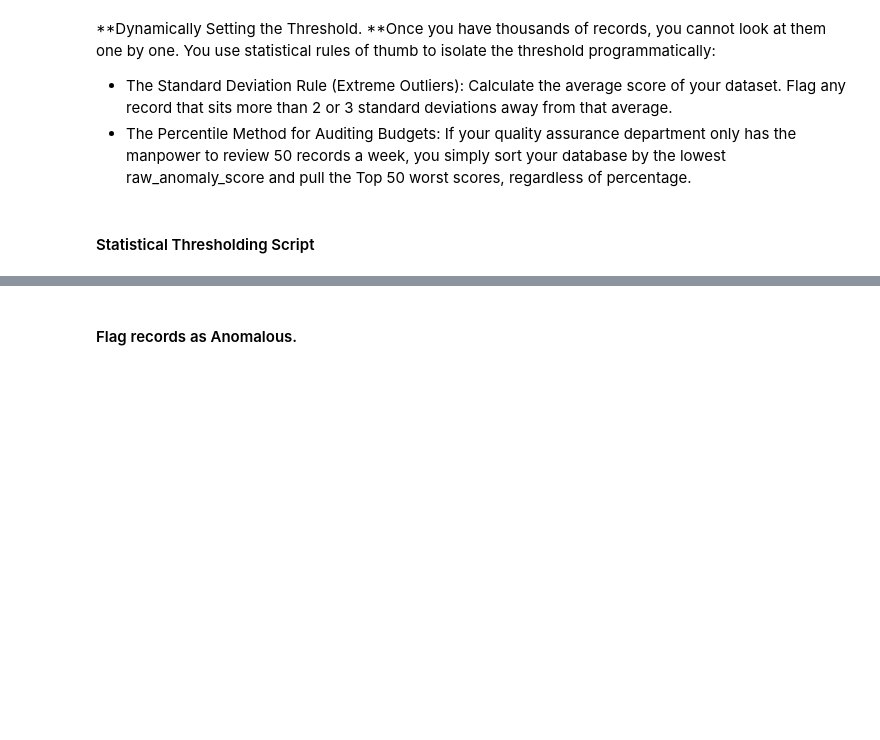
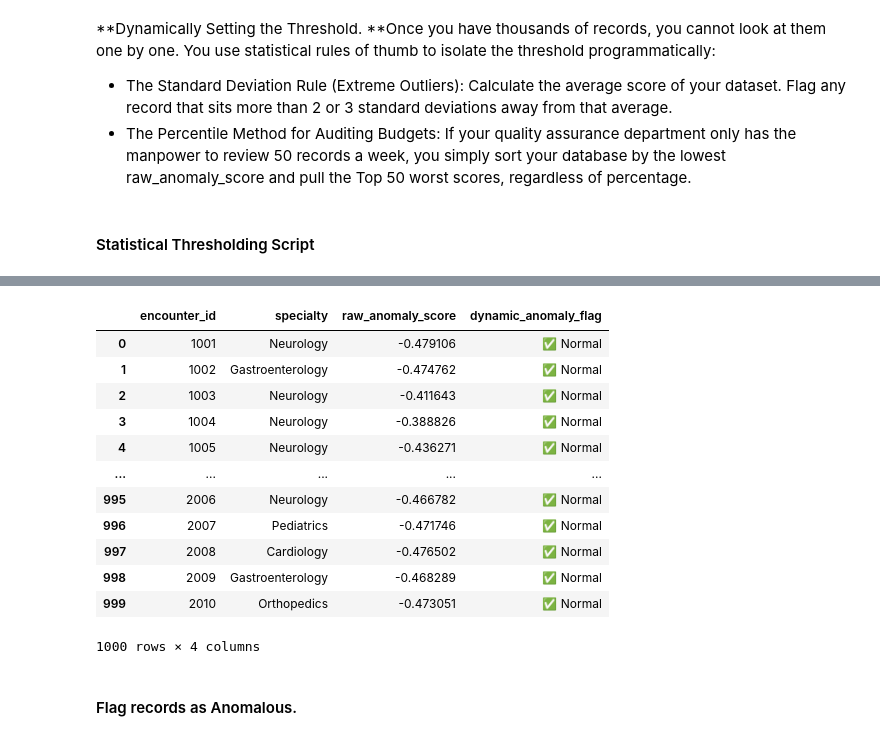
Before and after one commit to BarryDeCicco/Dimensional_Reduction, a Jupyter notebook: BERT_Test_Run.ipynb, the cells around one changed output, grey strips where cells are left out. Saved outputs shown, nothing was run; the diff lists cells and outputs as text; code cells hidden in the pictures; blank space fills up the shorter version.

Commit message:
Added updated statistical threshold cell; commented out the old one.

```diff
--- a/BERT_Test_Run.ipynb
+++ b/BERT_Test_Run.ipynb
@@ -430,3 +453,64 @@ print(df_sorted[['encounter_id', 'specialty', 'raw_anomaly_score']])
 # print(df[['encounter_id', 'specialty', 'raw_anomaly_score', 'dynamic_anomaly_flag']])
 # %% [markdown]
 #### Statistical Thresholding Script
+# %%
+# Step 7: Try This Statistical Thresholding Script (Optimized for 1,000 Records)
+import numpy as np
+import textwrap
+from sklearn.ensemble import IsolationForest
+from google.colab import data_table
+
+# 1. Initialize and run the Isolation Forest on your new 1000x768 vector matrix
+print("Training Isolation Forest on production vector matrix...")
+iso_forest_prod = IsolationForest(contamination='auto', random_state=42)
+iso_forest_prod.fit(X)
+
+# Extract raw anomaly scores (lower = more anomalous)
+df['raw_anomaly_score'] = iso_forest_prod.score_samples(X)
+
+# 2. Calculate statistical metrics
+scores = df['raw_anomaly_score'].values
+mean_score = np.mean(scores)
+std_score = np.std(scores)
+
+# Use a strict 2.5 standard deviation cutoff for a 1% anomaly rate
+threshold = mean_score - (2.5 * std_score)
+
+# Apply flags to the dataframe
+df['dynamic_anomaly_flag'] = df['raw_anomaly_score'].apply(lambda x: "⚠️ ANOMALY" if x < threshold else "✅ Normal")
+
+# 3. Print high-level summary metrics
+print("\n==================================================")
+print(f"📊 SYSTEM METRICS SUMMARY")
+print("==================================================")
+print(f"Calculated Dataset Mean Score: {mean_score:.4f}")
+print(f"Statistical Anomaly Cutoff Threshold: {threshold:.4f}")
+
+# 4. Explicitly list all flagged cases first with 80-character line wrapping
+print("==================================================")
+print("⚠️ FLAGGED ANOMALY ENCOUNTERS (FOR HUMAN REVIEW)")
+print("==================================================")
+anomalies_only = df[df['dynamic_anomaly_flag'] == "⚠️ ANOMALY"].sort_values(by='raw_anomaly_score')
+
+print(f"Total anomalies flagged: {len(anomalies_only)}\n")
+
+if len(anomalies_only) > 0:
+    for index, row in anomalies_only.iterrows():
+        print(f"• ID: {row['encounter_id']} | Specialty: {row['specialty']} | Score: {row['raw_anomaly_score']:.4f}")
+
+        # Wrap text to 80 characters and indent subsequent lines cleanly
+        wrapped_notes = textwrap.fill(row['clinical_notes'], width=80, initial_indent="  Notes: ", subsequent_indent="         ")
+        print(f"{wrapped_notes}\n")
+        print("-" * 40)
+else:
+    print("No anomalies detected under the current statistical threshold.\n")
+
+# 5. Enable and display the entire dataset in a scrollable format
+print("\n==================================================")
+print("📋 COMPLETE ENCOUNTER DATASET (SCROLLABLE TABLE)")
+print("==================================================")
+
+# Configure Colab's interactive table output settings
+data_table.enable_dataframe_formatter()
+display(df[['encounter_id', 'specialty', 'raw_anomaly_score', 'dynamic_anomaly_flag']])
+# %% [output]
@@ -433 +534,14 @@ print(df_sorted[['encounter_id', 'specialty', 'raw_anomaly_score']])
+|  | encounter_id | specialty | raw_anomaly_score | dynamic_anomaly_flag |
+| 0 | 1001 | Neurology | -0.479106 | ✅ Normal |
+| 1 | 1002 | Gastroenterology | -0.474762 | ✅ Normal |
+| 2 | 1003 | Neurology | -0.411643 | ✅ Normal |
+| 3 | 1004 | Neurology | -0.388826 | ✅ Normal |
+| 4 | 1005 | Neurology | -0.436271 | ✅ Normal |
+| ... | ... | ... | ... | ... |
+| 995 | 2006 | Neurology | -0.466782 | ✅ Normal |
+| 996 | 2007 | Pediatrics | -0.471746 | ✅ Normal |
+| 997 | 2008 | Cardiology | -0.476502 | ✅ Normal |
+| 998 | 2009 | Gastroenterology | -0.468289 | ✅ Normal |
+| 999 | 2010 | Orthopedics | -0.473051 | ✅ Normal |
+1000 rows × 4 columns
 # %%
```
Also changed, not shown: parts of 6 cells of this notebook.
